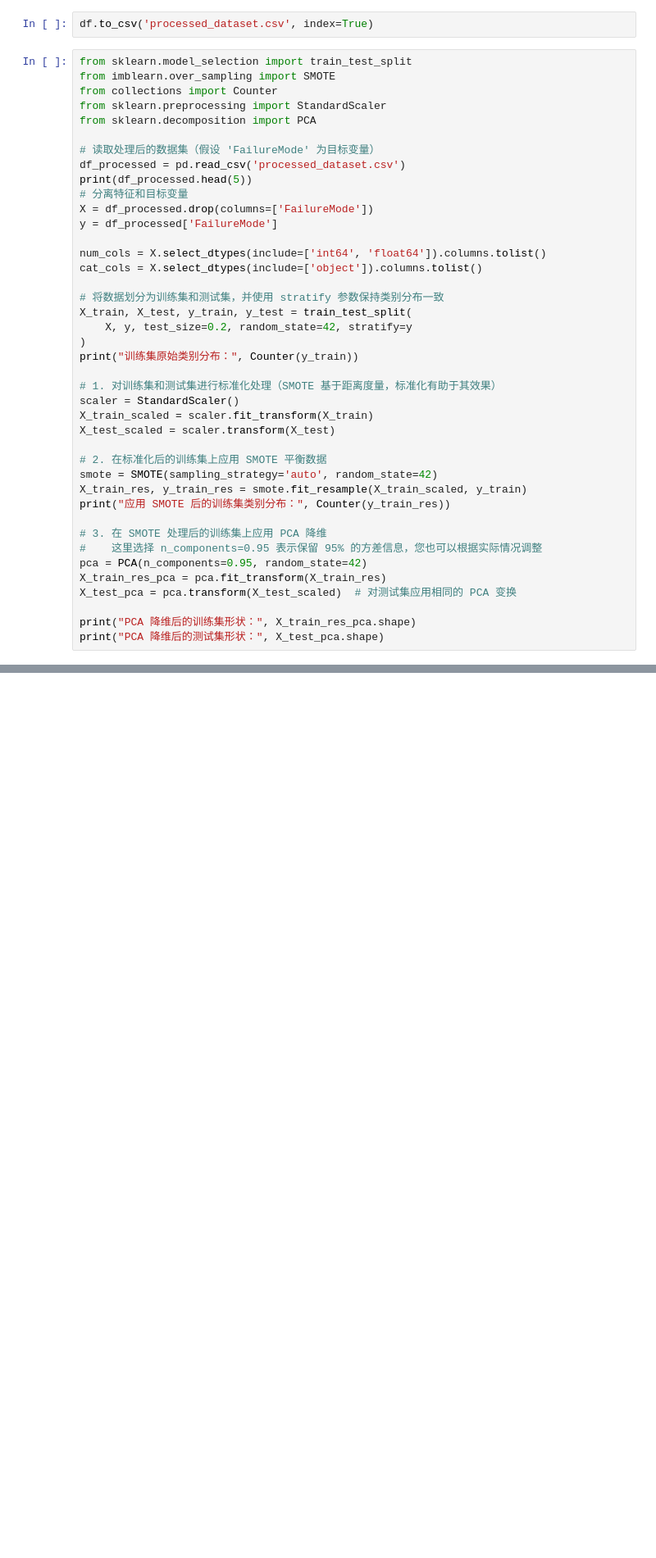
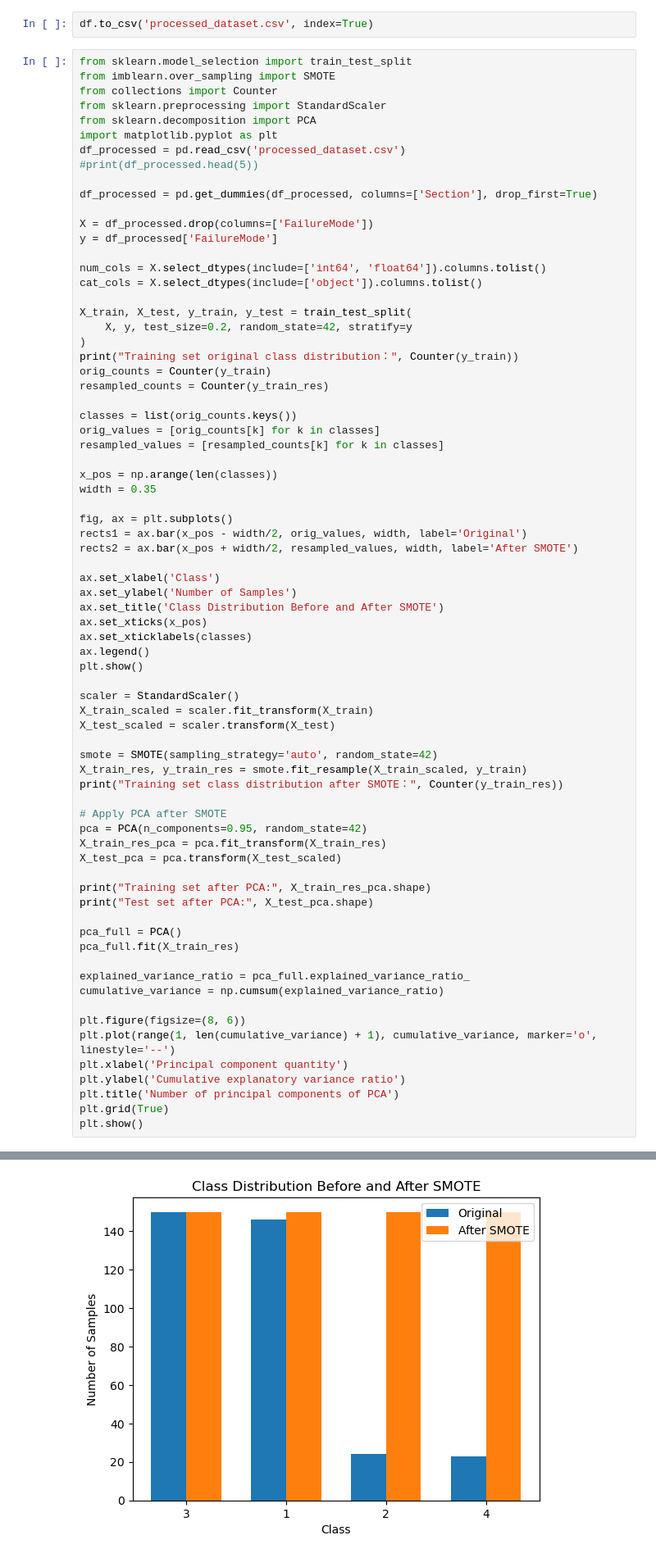
Before and after one commit to YongliangY/CAPSTONE-5703, a Jupyter notebook: project/data_process.ipynb, the cells around one changed output, grey strips where cells are left out. Shown: that part at 82% size. Saved outputs shown, nothing was run; the diff lists cells and outputs as text; blank space fills up the shorter version.

```diff
--- a/project/data_process.ipynb
+++ b/project/data_process.ipynb
@@ -65,39 +65,71 @@ from imblearn.over_sampling import SMOTE
 from collections import Counter
 from sklearn.preprocessing import StandardScaler
 from sklearn.decomposition import PCA
+import matplotlib.pyplot as plt
+df_processed = pd.read_csv('processed_dataset.csv')
+#print(df_processed.head(5))
 
-# 读取处理后的数据集（假设 'FailureMode' 为目标变量）
-df_processed = pd.read_csv('processed_dataset.csv')
-print(df_processed.head(5))
-# 分离特征和目标变量
+df_processed = pd.get_dummies(df_processed, columns=['Section'], drop_first=True)
+
 X = df_processed.drop(columns=['FailureMode'])
 y = df_processed['FailureMode']
 
 num_cols = X.select_dtypes(include=['int64', 'float64']).columns.tolist()
 cat_cols = X.select_dtypes(include=['object']).columns.tolist()
 
-# 将数据划分为训练集和测试集，并使用 stratify 参数保持类别分布一致
 X_train, X_test, y_train, y_test = train_test_split(
     X, y, test_size=0.2, random_state=42, stratify=y
 )
-print("训练集原始类别分布：", Counter(y_train))
+print("Training set original class distribution：", Counter(y_train))
+orig_counts = Counter(y_train)
+resampled_counts = Counter(y_train_res)
 
-# 1. 对训练集和测试集进行标准化处理（SMOTE 基于距离度量，标准化有助于其效果）
+classes = list(orig_counts.keys())
+orig_values = [orig_counts[k] for k in classes]
+resampled_values = [resampled_counts[k] for k in classes]
+
+x_pos = np.arange(len(classes))
+width = 0.35
+
+fig, ax = plt.subplots()
+rects1 = ax.bar(x_pos - width/2, orig_values, width, label='Original')
+rects2 = ax.bar(x_pos + width/2, resampled_values, width, label='After SMOTE')
+
+ax.set_xlabel('Class')
+ax.set_ylabel('Number of Samples')
+ax.set_title('Class Distribution Before and After SMOTE')
+ax.set_xticks(x_pos)
+ax.set_xticklabels(classes)
+ax.legend()
+plt.show()
+
 scaler = StandardScaler()
 X_train_scaled = scaler.fit_transform(X_train)
 X_test_scaled = scaler.transform(X_test)
 
-# 2. 在标准化后的训练集上应用 SMOTE 平衡数据
 smote = SMOTE(sampling_strategy='auto', random_state=42)
 X_train_res, y_train_res = smote.fit_resample(X_train_scaled, y_train)
-print("应用 SMOTE 后的训练集类别分布：", Counter(y_train_res))
+print("Training set class distribution after SMOTE：", Counter(y_train_res))
 
-# 3. 在 SMOTE 处理后的训练集上应用 PCA 降维
-#    这里选择 n_components=0.95 表示保留 95% 的方差信息，您也可以根据实际情况调整
+# Apply PCA after SMOTE
 pca = PCA(n_components=0.95, random_state=42)
 X_train_res_pca = pca.fit_transform(X_train_res)
-X_test_pca = pca.transform(X_test_scaled)  # 对测试集应用相同的 PCA 变换
+X_test_pca = pca.transform(X_test_scaled)
 
-print("PCA 降维后的训练集形状：", X_train_res_pca.shape)
-print("PCA 降维后的测试集形状：", X_test_pca.shape)
+print("Training set after PCA:", X_train_res_pca.shape)
+print("Test set after PCA:", X_test_pca.shape)
+
+pca_full = PCA()
+pca_full.fit(X_train_res)
+
+explained_variance_ratio = pca_full.explained_variance_ratio_
+cumulative_variance = np.cumsum(explained_variance_ratio)
+
+plt.figure(figsize=(8, 6))
+plt.plot(range(1, len(cumulative_variance) + 1), cumulative_variance, marker='o', linestyle='--')
+plt.xlabel('Principal component quantity')
+plt.ylabel('Cumulative explanatory variance ratio')
+plt.title('Number of principal components of PCA')
+plt.grid(True)
+plt.show()
 # %% [output]
@@ -120,0 +137 @@ print("PCA 降维后的测试集形状：", X_test_pca.shape)
+[figure, added]
```
Also changed, not shown: parts of 1 cell of this notebook.
